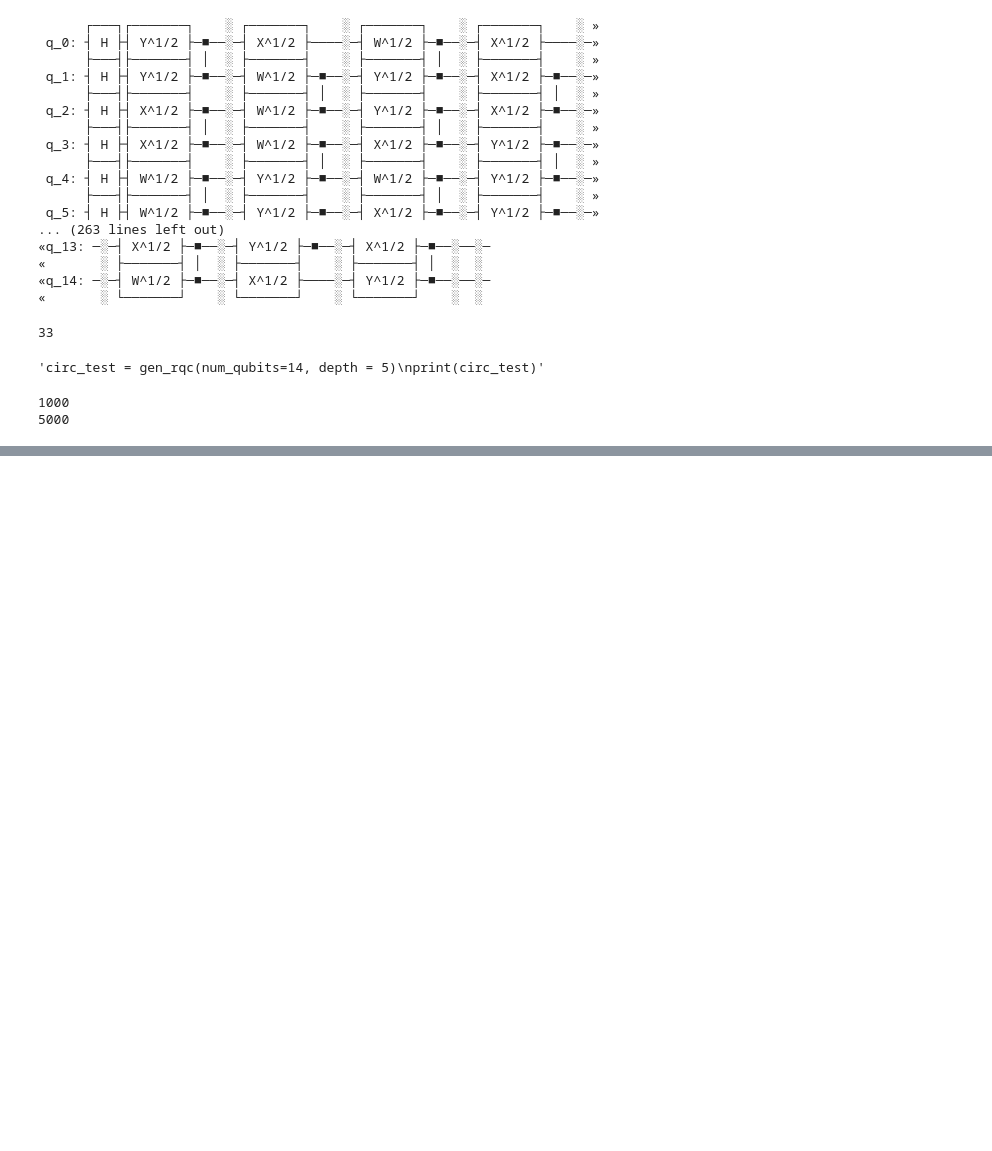
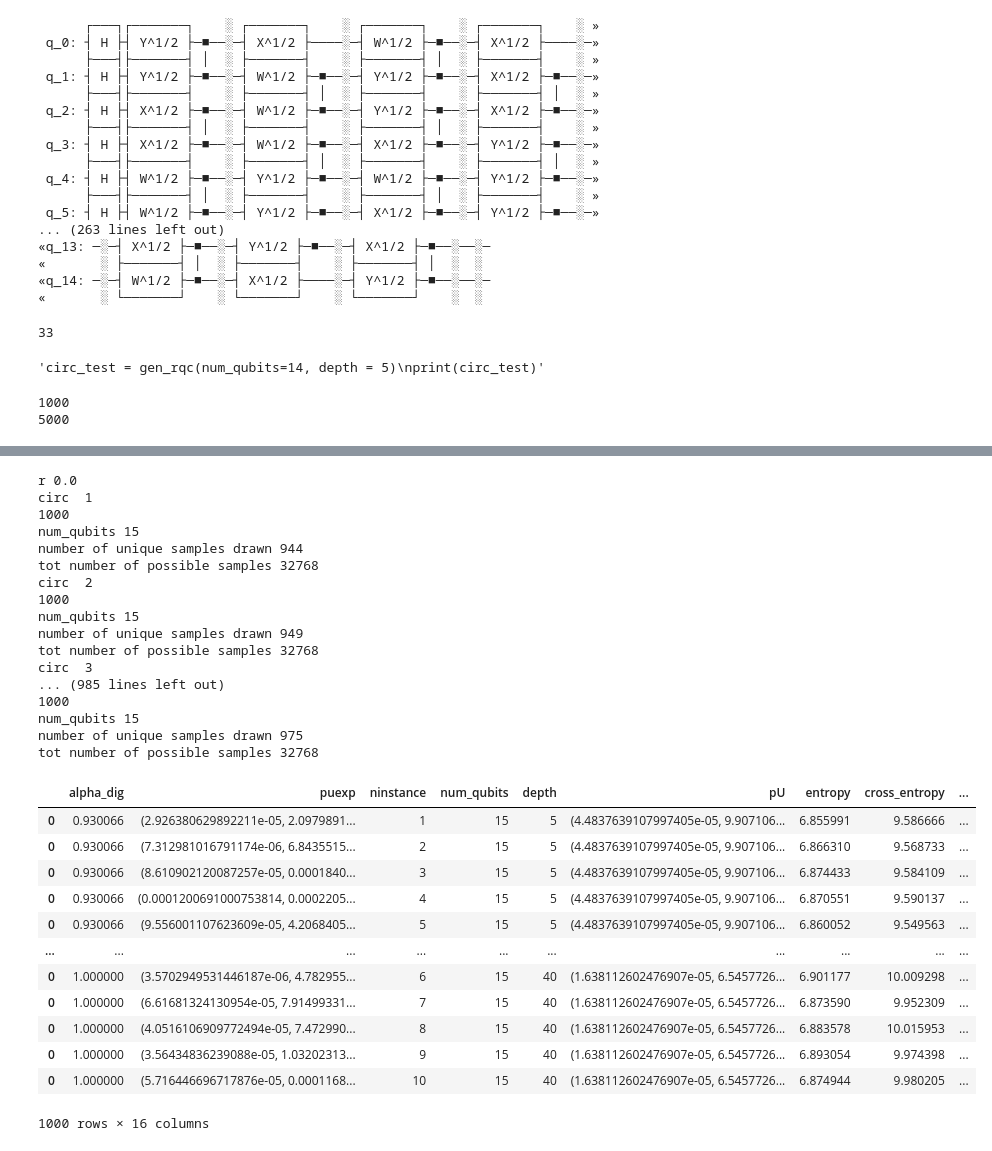
Before and after one commit to johanage/qcqi_exam, a Jupyter notebook: QCQI_exam_project.ipynb, the cells around one changed output, grey strips where cells are left out. Cells and saved outputs as stored; diff of their text form; code cells hidden in the pictures; blank space fills up the shorter version.

```diff
--- a/QCQI_exam_project.ipynb
+++ b/QCQI_exam_project.ipynb
@@ -446,16 +499,49 @@ dfmaster
 # %%
 depth_range = np.array(list(np.arange(5,20,1)) + [20,25,30,35,40]) #depths
-rs = np.array([0.001 , 0.002 , 0.005 , 0.01 ]) #error rates
+#rs = np.array([0.001 , 0.002 , 0.005 , 0.01 ]) #error rates
+rs = np.array([0.0]) #error rates
+
 Ninstances = 10
 shape = rs.shape + (Ninstances,) + depth_range.shape
 depth5, cross_entropy5, cross_entropy_diff5, IPRK5, entropy5 = np.zeros(shape), np.zeros(shape), np.zeros(shape), np.zeros(rs.shape + (Ninstances,)+ ks.shape +depth_range.shape), np.zeros(shape)
 
 for j in range(len(rs)):
     r = rs[j]
     print("r", r)
 
     df_qs = entropy_vs_depth(num_qubits = 15, Nshots = int(1e3), r = r, depth_range = depth_range, ks=ks, ninstances = Ninstances)
     dfmaster = pd.concat([dfmaster, df_qs])
 dfmaster
+# %% [output]
+r 0.0
+circ  1
+1000
+num_qubits 15
+number of unique samples drawn 944
+tot number of possible samples 32768
+circ  2
+1000
+num_qubits 15
+number of unique samples drawn 949
+tot number of possible samples 32768
+circ  3
+... (985 lines left out)
+1000
+num_qubits 15
+number of unique samples drawn 975
+tot number of possible samples 32768
+|  | alpha_dig | puexp | ninstance | num_qubits | depth | pU | entropy | cross_entropy | ... |
+| 0 | 0.930066 | (2.926380629892211e-05, 2.0979891... | 1 | 15 | 5 | (4.4837639107997405e-05, 9.907106... | 6.855991 | 9.586666 | ... |
+| 0 | 0.930066 | (7.312981016791174e-06, 6.8435515... | 2 | 15 | 5 | (4.4837639107997405e-05, 9.907106... | 6.866310 | 9.568733 | ... |
+| 0 | 0.930066 | (8.610902120087257e-05, 0.0001840... | 3 | 15 | 5 | (4.4837639107997405e-05, 9.907106... | 6.874433 | 9.584109 | ... |
+| 0 | 0.930066 | (0.0001200691000753814, 0.0002205... | 4 | 15 | 5 | (4.4837639107997405e-05, 9.907106... | 6.870551 | 9.590137 | ... |
+| 0 | 0.930066 | (9.556001107623609e-05, 4.2068405... | 5 | 15 | 5 | (4.4837639107997405e-05, 9.907106... | 6.860052 | 9.549563 | ... |
+| ... | ... | ... | ... | ... | ... | ... | ... | ... | ... |
+| 0 | 1.000000 | (3.5702949531446187e-06, 4.782955... | 6 | 15 | 40 | (1.638112602476907e-05, 6.5457726... | 6.901177 | 10.009298 | ... |
+| 0 | 1.000000 | (6.61681324130954e-05, 7.91499331... | 7 | 15 | 40 | (1.638112602476907e-05, 6.5457726... | 6.873590 | 9.952309 | ... |
+| 0 | 1.000000 | (4.0516106909772494e-05, 7.472990... | 8 | 15 | 40 | (1.638112602476907e-05, 6.5457726... | 6.883578 | 10.015953 | ... |
+| 0 | 1.000000 | (3.56434836239088e-05, 1.03202313... | 9 | 15 | 40 | (1.638112602476907e-05, 6.5457726... | 6.893054 | 9.974398 | ... |
+| 0 | 1.000000 | (5.716446696717876e-05, 0.0001168... | 10 | 15 | 40 | (1.638112602476907e-05, 6.5457726... | 6.874944 | 9.980205 | ... |
+1000 rows × 16 columns
 # %%
 dfmaster
```
Also changed, not shown: parts of 31 cells of this notebook, 2 other files.
